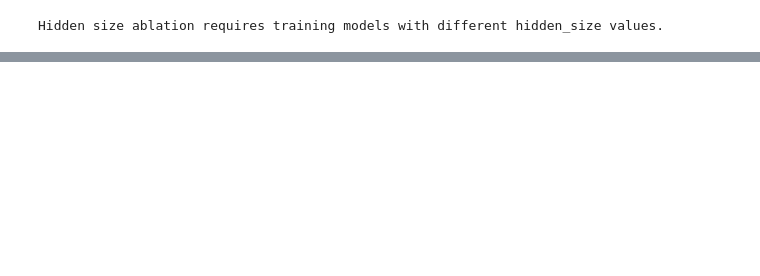
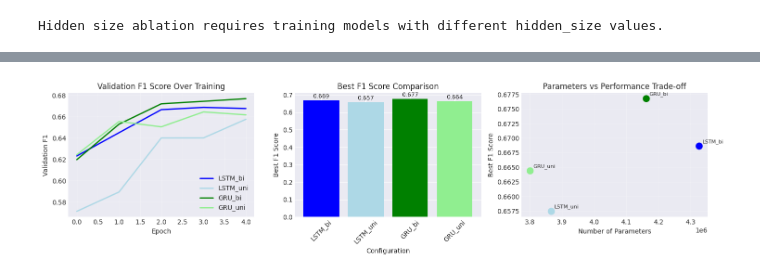
Before and after one commit to jackshengxinz/ECE364-final-project, a Jupyter notebook: Quora_Duplicate_Questions.ipynb, the cells around one changed output, grey strips where cells are left out. Drawn from its saved outputs; the diff is of its cells as text; code cells hidden in the pictures; blank space fills up the shorter version.

```diff
--- a/Quora_Duplicate_Questions.ipynb
+++ b/Quora_Duplicate_Questions.ipynb
@@ -2148,0 +2347,71 @@ Ablation plots require running ablation studies first.
+# %%
+# ============================================
+# BIDIRECTIONAL ABLATION VISUALIZATION
+# ============================================
+
+if bidirectional_results:
+    fig, axes = plt.subplots(1, 3, figsize=(15, 4))
+
+    configs = list(bidirectional_results.keys())
+    colors = {'LSTM_bi': 'blue', 'LSTM_uni': 'lightblue',
+              'GRU_bi': 'green', 'GRU_uni': 'lightgreen'}
+
+    # Plot 1: Validation F1 over epochs
+    for config in configs:
+        history = bidirectional_results[config]['history']
+        axes[0].plot(history['val_f1'], label=config,
+                    color=colors.get(config, 'gray'), linewidth=2)
+    axes[0].set_xlabel('Epoch')
+    axes[0].set_ylabel('Validation F1')
+    axes[0].set_title('Validation F1 Score Over Training')
+    axes[0].legend()
+    axes[0].grid(True, alpha=0.3)
+
+    # Plot 2: Best F1 Comparison
+    best_f1s = [max(bidirectional_results[c]['history']['val_f1']) for c in configs]
+    bar_colors = [colors.get(c, 'gray') for c in configs]
+    bars = axes[1].bar(configs, best_f1s, color=bar_colors)
+    axes[1].set_xlabel('Configuration')
+    axes[1].set_ylabel('Best F1 Score')
+    axes[1].set_title('Best F1 Score Comparison')
+    axes[1].tick_params(axis='x', rotation=45)
+
+    for bar, val in zip(bars, best_f1s):
+        axes[1].text(bar.get_x() + bar.get_width()/2, bar.get_height() + 0.005,
+                    f'{val:.3f}', ha='center', va='bottom', fontsize=9)
+
+    # Plot 3: Parameters vs F1 Trade-off
+    params = [bidirectional_results[c]['params'] for c in configs]
+    axes[2].scatter(params, best_f1s, s=100, c=bar_colors)
+    for i, config in enumerate(configs):
+        axes[2].annotate(config, (params[i], best_f1s[i]),
+                        textcoords="offset points", xytext=(5, 5), fontsize=8)
+    axes[2].set_xlabel('Number of Parameters')
+    axes[2].set_ylabel('Best F1 Score')
+    axes[2].set_title('Parameters vs Performance Trade-off')
+    axes[2].grid(True, alpha=0.3)
+
+    plt.tight_layout()
+    plt.savefig('bidirectional_ablation.png', dpi=150, bbox_inches='tight')
+    plt.show()
+
+    # Print summary table
+    print("\n📊 Bidirectional Ablation Summary:")
+    print("-" * 60)
+    print(f"{'Configuration':<15} {'Direction':<12} {'Parameters':<12} {'Best F1':<10}")
+    print("-" * 60)
+    for config in configs:
+        bidir = 'Bidirectional' if bidirectional_results[config]['bidirectional'] else 'Unidirectional'
+        params = bidirectional_results[config]['params']
+        best_f1 = max(bidirectional_results[config]['history']['val_f1'])
+        print(f"{config:<15} {bidir:<12} {params:<12,} {best_f1:<10.4f}")
+
+    # Find best configuration
+    best_config = max(configs, key=lambda x: max(bidirectional_results[x]['history']['val_f1']))
+    print("-" * 60)
+    print(f"🏆 Best Configuration: {best_config}")
+    print(f"   F1 Score: {max(bidirectional_results[best_config]['history']['val_f1']):.4f}")
+else:
+    print("⚠️ No bidirectional results found. Run the ablation study first.")
+# %% [output]
+[figure, added]
```
Also changed, not shown: parts of 81 cells of this notebook, 12 other files.
